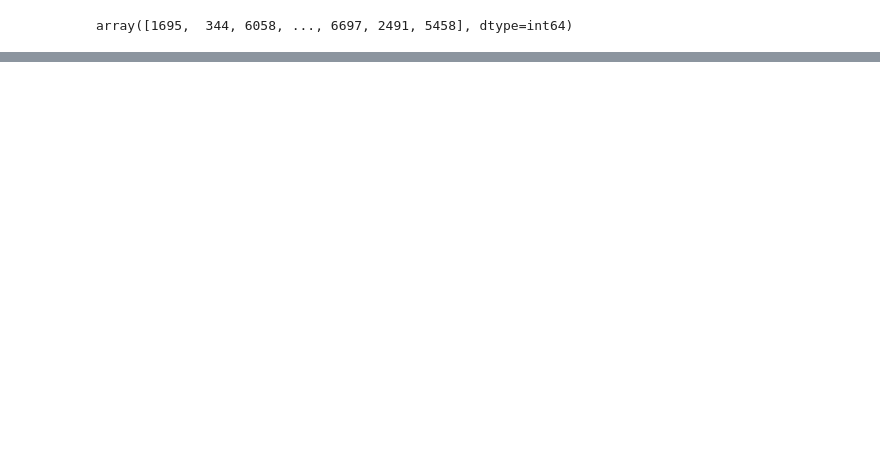
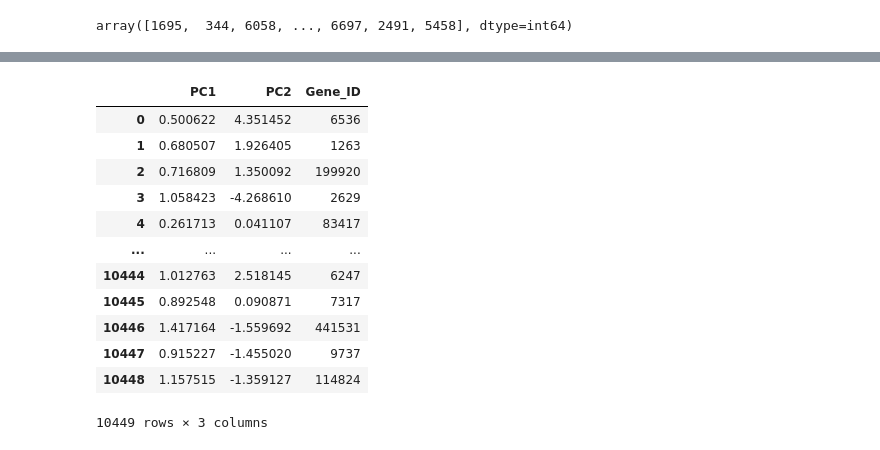
Before and after one commit to mal-m96/final-thesis, a Jupyter notebook: Code/Primary_Code.ipynb, the cells around one changed output, grey strips where cells are left out. Drawn from its saved outputs; the diff is of its cells as text; code cells hidden in the pictures; blank space fills up the shorter version.

```diff
--- a/Code/Primary_Code.ipynb
+++ b/Code/Primary_Code.ipynb
@@ -203,0 +187,31 @@ array([[ 0.        ,  0.        , -0.51498828, ..., -0.58229712,
+# %%
+#def PCA_algorithm(X):
+
+p = PCA(n_components=2)
+
+X_pca = p.fit_transform(X)
+
+PCA_df = pd.DataFrame(data = X_pca, columns = ['PC1', 'PC2'])
+
+target = pd.Series(table["Entrez_Gene_Id"], name="Gene_ID")
+
+PCA_df = pd.concat([PCA_df, target], axis = 1)
+#    return PCA_df, m
+# %%
+#pca,m = PCA_algorithm(X)
+pca = PCA_df
+pca
+# %% [output]
+|  | PC1 | PC2 | Gene_ID |
+| 0 | 0.500622 | 4.351452 | 6536 |
+| 1 | 0.680507 | 1.926405 | 1263 |
+| 2 | 0.716809 | 1.350092 | 199920 |
+| 3 | 1.058423 | -4.268610 | 2629 |
+| 4 | 0.261713 | 0.041107 | 83417 |
+| ... | ... | ... | ... |
+| 10444 | 1.012763 | 2.518145 | 6247 |
+| 10445 | 0.892548 | 0.090871 | 7317 |
+| 10446 | 1.417164 | -1.559692 | 441531 |
+| 10447 | 0.915227 | -1.455020 | 9737 |
+| 10448 | 1.157515 | -1.359127 | 114824 |
+10449 rows × 3 columns
```
Also changed, not shown: parts of 21 cells of this notebook.
